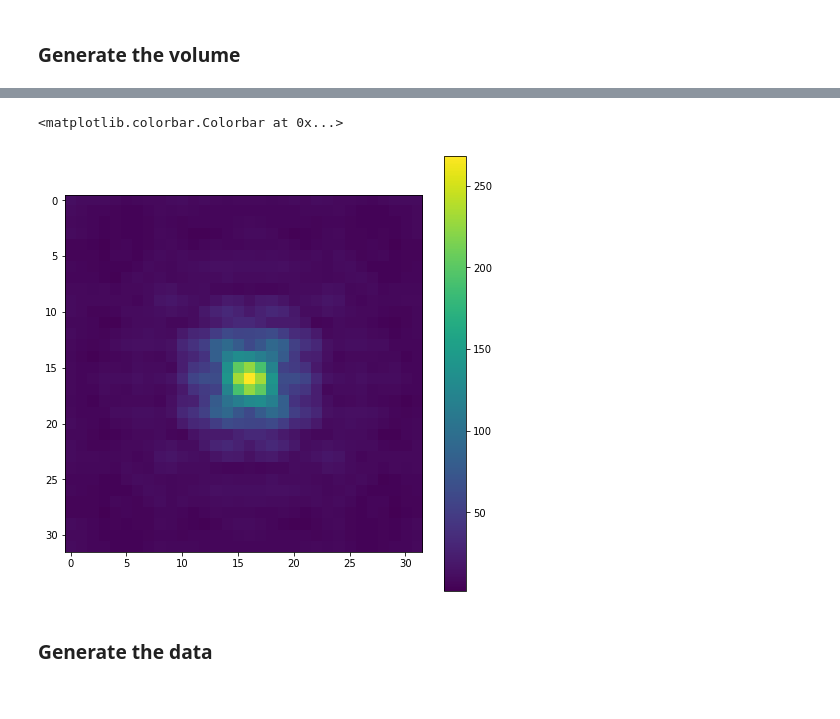
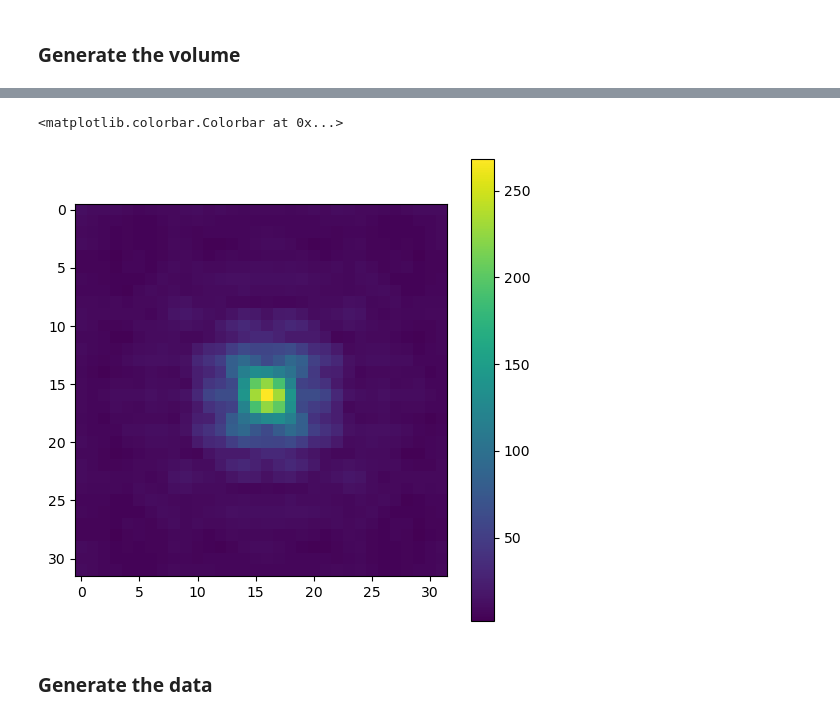
Before and after one commit to bogdantoader/simplecryoem, a Jupyter notebook: notebooks/Reconstruction.ipynb, the cells around one changed output, grey strips where cells are left out. Cells and saved outputs as stored; diff of their text form; code cells hidden in the pictures.

```diff
--- a/notebooks/Reconstruction.ipynb
+++ b/notebooks/Reconstruction.ipynb
@@ -30,0 +36,6 @@ plt.rcParams["figure.figsize"]=8,8
+# %%
+%load_ext autoreload
+%autoreload 2
+
+config.update("jax_enable_x64", True)
+plt.rcParams["figure.figsize"] = 6, 6
@@ -61,8 +75,9 @@ mip_y(vol)
 # %%
-mip_z(jnp.fft.fftshift(jnp.abs((vol_fourier)))); plt.colorbar()
+mip_z(jnp.fft.fftshift(jnp.abs((vol_fourier))))
+plt.colorbar()
 # %% [output]
 <matplotlib.colorbar.Colorbar at 0x...>
-[figure, old version]
+[figure, new version]
 # %% [markdown]
 ### Generate the data
 # %% [markdown]
```
Also changed, not shown: parts of 81 cells of this notebook, 13 other files.
